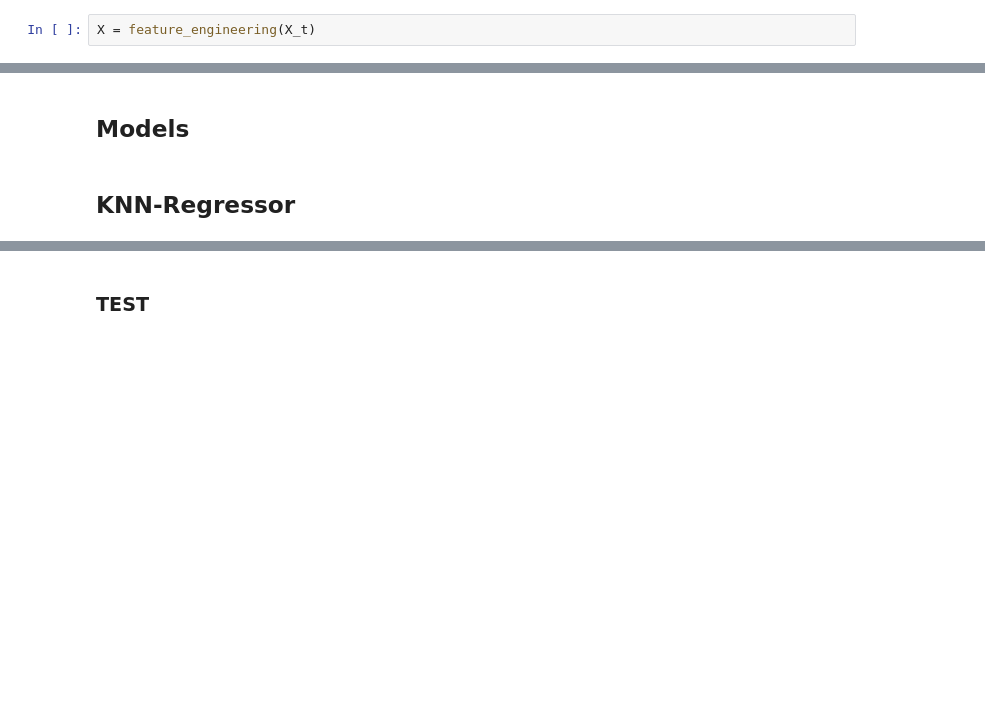
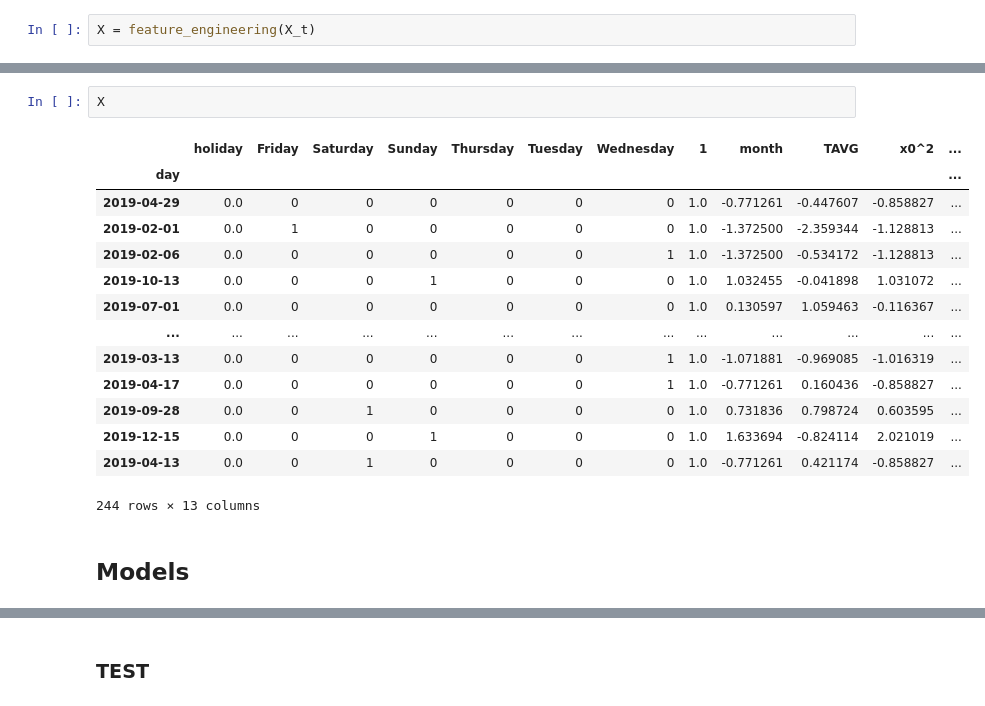
Before and after one commit to GesaJo/Capital-Bike-Dashboard, a Jupyter notebook: Bike_models.ipynb, the cells around one changed output, grey strips where cells are left out. Drawn from its saved outputs; the diff is of its cells as text; blank space fills up the shorter version.

```diff
--- a/Bike_models.ipynb
+++ b/Bike_models.ipynb
@@ -80,4 +89,19 @@ X = feature_engineering(X_t)
+# %%
+X
+# %% [output]
+|  | holiday | Friday | Saturday | Sunday | Thursday | Tuesday | Wednesday | 1 | month | TAVG | x0^2 | ... |
+| day |  |  |  |  |  |  |  |  |  |  |  | ... |
+| 2019-04-29 | 0.0 | 0 | 0 | 0 | 0 | 0 | 0 | 1.0 | -0.771261 | -0.447607 | -0.858827 | ... |
+| 2019-02-01 | 0.0 | 1 | 0 | 0 | 0 | 0 | 0 | 1.0 | -1.372500 | -2.359344 | -1.128813 | ... |
+| 2019-02-06 | 0.0 | 0 | 0 | 0 | 0 | 0 | 1 | 1.0 | -1.372500 | -0.534172 | -1.128813 | ... |
+| 2019-10-13 | 0.0 | 0 | 0 | 1 | 0 | 0 | 0 | 1.0 | 1.032455 | -0.041898 | 1.031072 | ... |
+| 2019-07-01 | 0.0 | 0 | 0 | 0 | 0 | 0 | 0 | 1.0 | 0.130597 | 1.059463 | -0.116367 | ... |
+| ... | ... | ... | ... | ... | ... | ... | ... | ... | ... | ... | ... | ... |
+| 2019-03-13 | 0.0 | 0 | 0 | 0 | 0 | 0 | 1 | 1.0 | -1.071881 | -0.969085 | -1.016319 | ... |
+| 2019-04-17 | 0.0 | 0 | 0 | 0 | 0 | 0 | 1 | 1.0 | -0.771261 | 0.160436 | -0.858827 | ... |
+| 2019-09-28 | 0.0 | 0 | 1 | 0 | 0 | 0 | 0 | 1.0 | 0.731836 | 0.798724 | 0.603595 | ... |
+| 2019-12-15 | 0.0 | 0 | 0 | 1 | 0 | 0 | 0 | 1.0 | 1.633694 | -0.824114 | 2.021019 | ... |
+| 2019-04-13 | 0.0 | 0 | 1 | 0 | 0 | 0 | 0 | 1.0 | -0.771261 | 0.421174 | -0.858827 | ... |
+244 rows × 13 columns
 # %% [markdown]
 ## Models
-# %% [markdown]
-## KNN-Regressor
```
Also changed, not shown: parts of 27 cells of this notebook.
